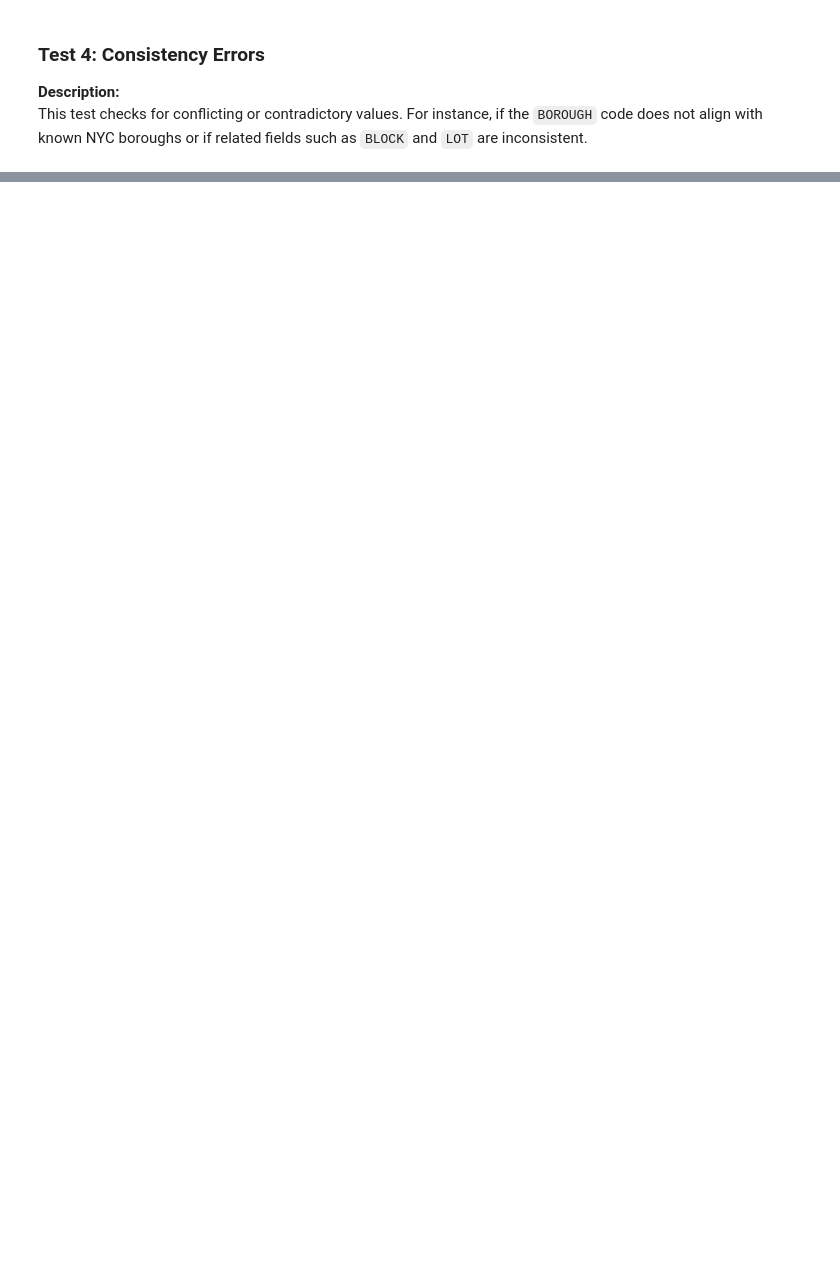
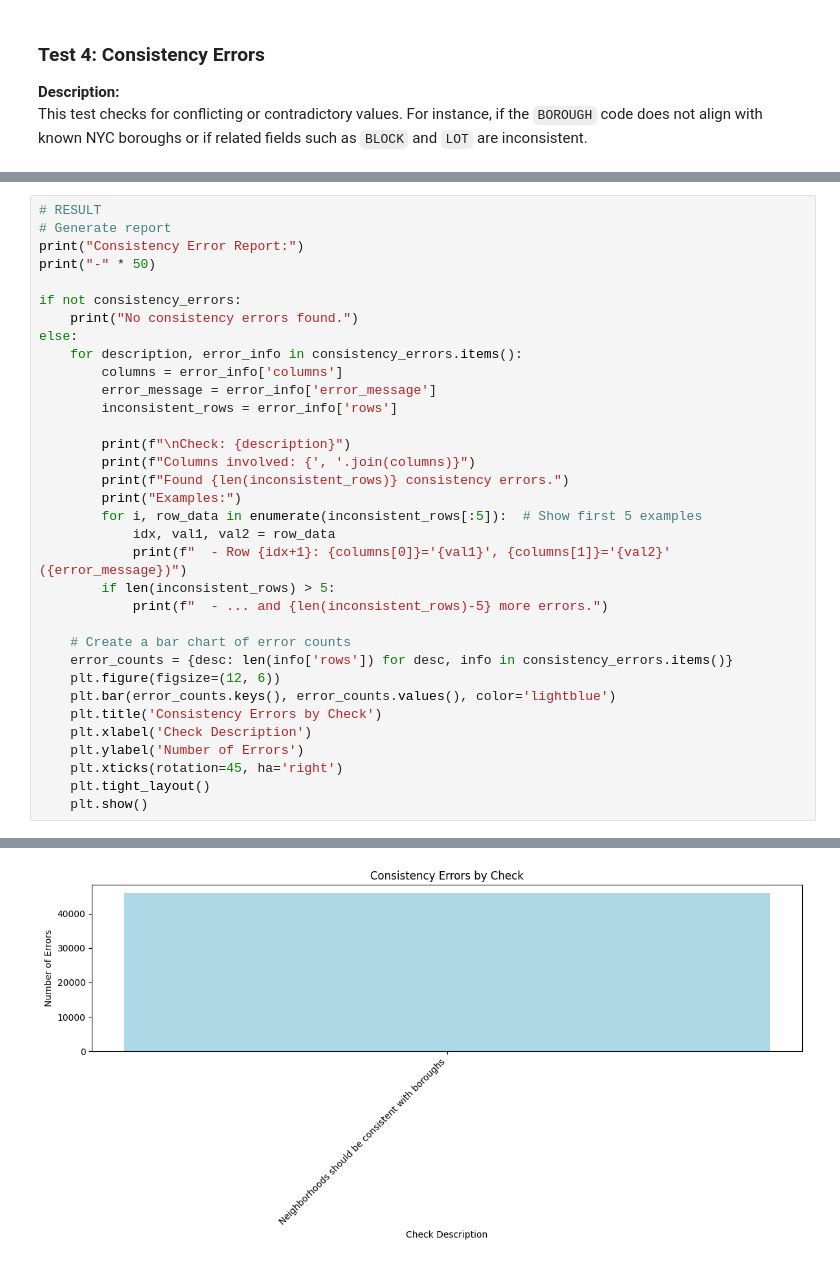
Before and after one commit to ObayAlshaer/CSI4142_Assignment-2, a Jupyter notebook: Dataset1/Dataset1.ipynb, the cells around one changed output, grey strips where cells are left out. Drawn from its saved outputs; the diff is of its cells as text; blank space fills up the shorter version.

```diff
--- a/Dataset1/Dataset1.ipynb
+++ b/Dataset1/Dataset1.ipynb
@@ -284,0 +625,35 @@ This test checks for conflicting or contradictory values. For instance, if the `
+# %%
+# RESULT
+# Generate report
+print("Consistency Error Report:")
+print("-" * 50)
+
+if not consistency_errors:
+    print("No consistency errors found.")
+else:
+    for description, error_info in consistency_errors.items():
+        columns = error_info['columns']
+        error_message = error_info['error_message']
+        inconsistent_rows = error_info['rows']
+
+        print(f"\nCheck: {description}")
+        print(f"Columns involved: {', '.join(columns)}")
+        print(f"Found {len(inconsistent_rows)} consistency errors.")
+        print("Examples:")
+        for i, row_data in enumerate(inconsistent_rows[:5]):  # Show first 5 examples
+            idx, val1, val2 = row_data
+            print(f"  - Row {idx+1}: {columns[0]}='{val1}', {columns[1]}='{val2}' ({error_message})")
+        if len(inconsistent_rows) > 5:
+            print(f"  - ... and {len(inconsistent_rows)-5} more errors.")
+
+    # Create a bar chart of error counts
+    error_counts = {desc: len(info['rows']) for desc, info in consistency_errors.items()}
+    plt.figure(figsize=(12, 6))
+    plt.bar(error_counts.keys(), error_counts.values(), color='lightblue')
+    plt.title('Consistency Errors by Check')
+    plt.xlabel('Check Description')
+    plt.ylabel('Number of Errors')
+    plt.xticks(rotation=45, ha='right')
+    plt.tight_layout()
+    plt.show()
+# %% [output]
@@ -284,0 +673 @@ This test checks for conflicting or contradictory values. For instance, if the `
+[figure, added]
```
Also changed, not shown: parts of 13 cells of this notebook.
